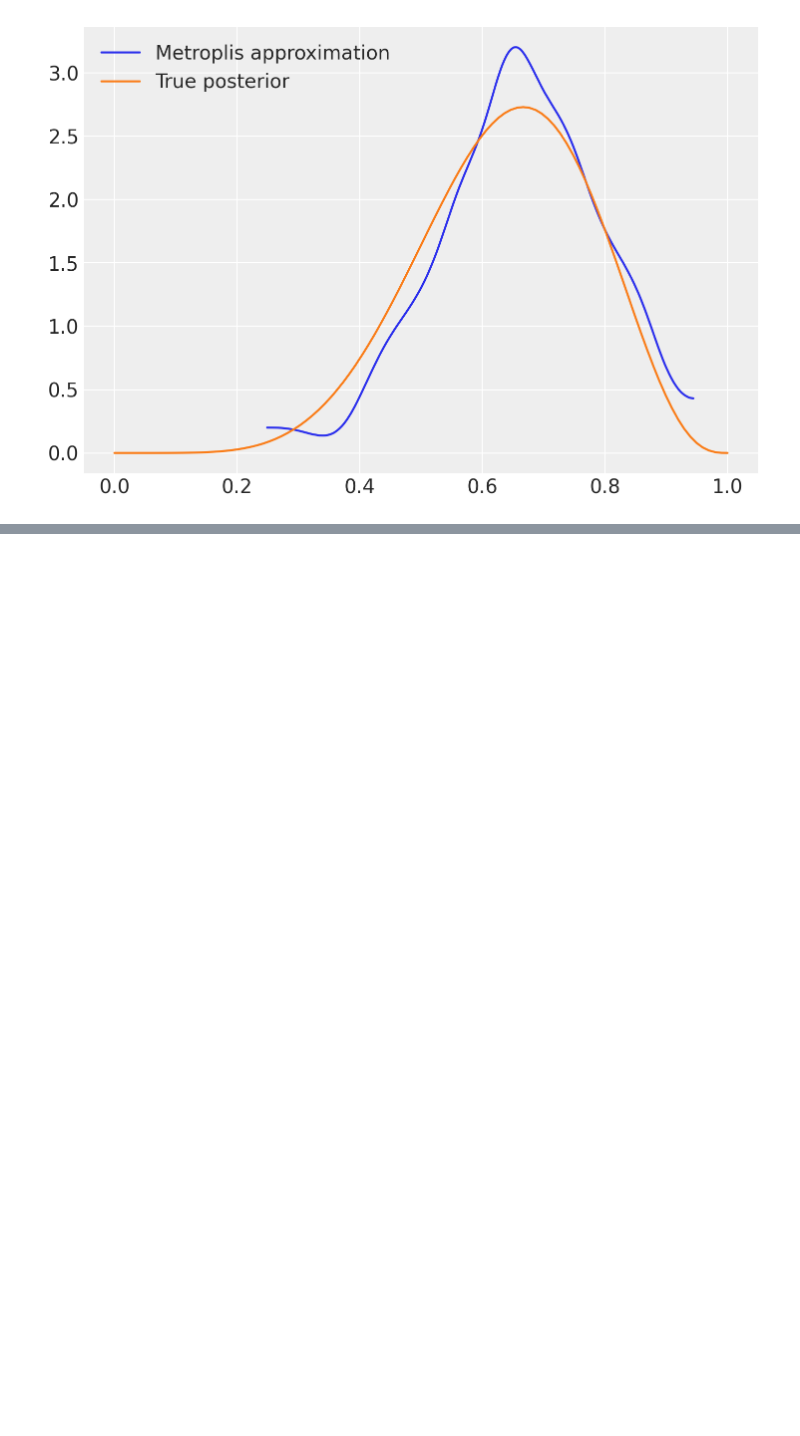
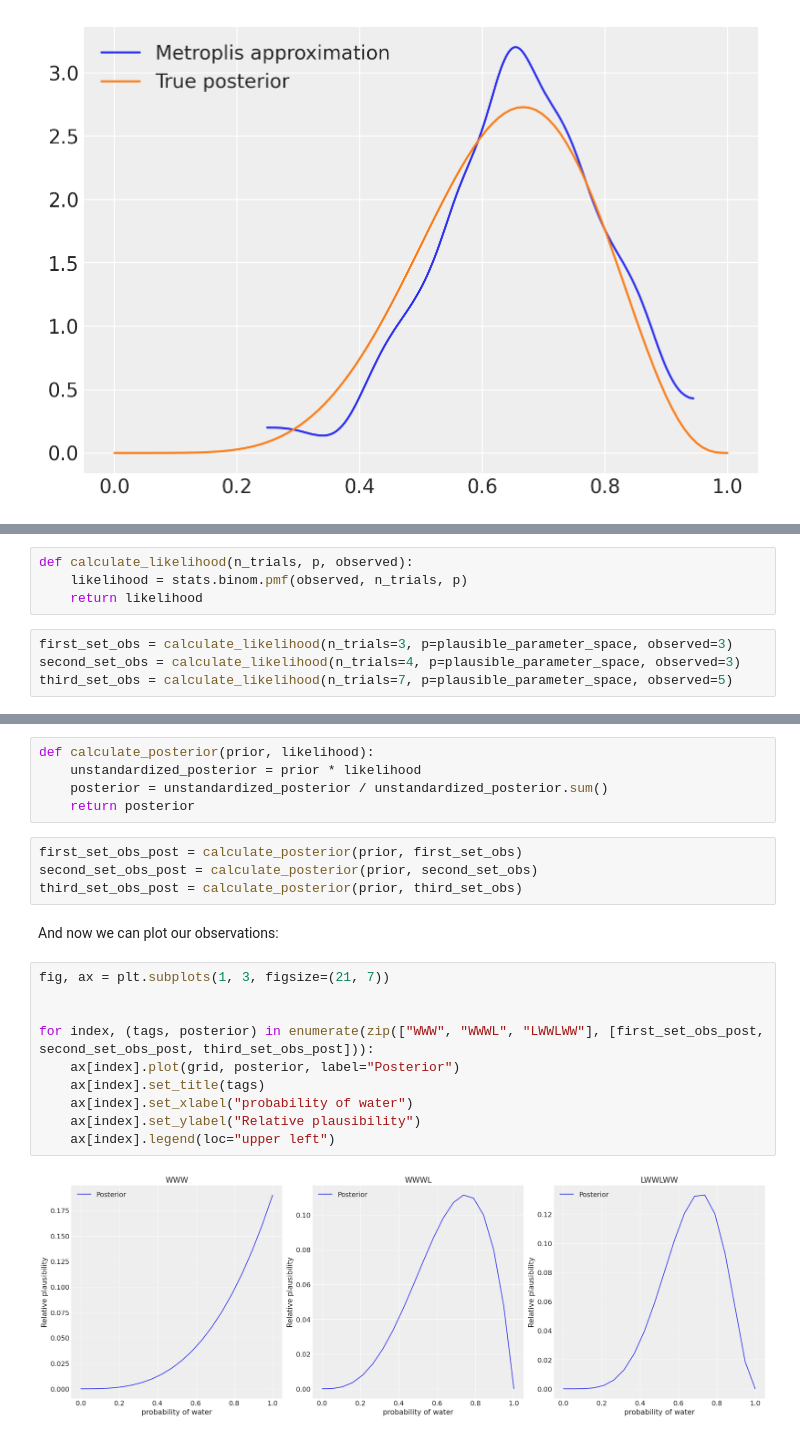
Before and after one commit to RHilly86/statistical_rethinking_notes, a Jupyter notebook: Chapter 2 - Small Worlds and Large Worlds.ipynb, the cells around one changed output, grey strips where cells are left out. Saved outputs shown, nothing was run; the diff lists cells and outputs as text; blank space fills up the shorter version.

```diff
--- a/Chapter 2 - Small Worlds and Large Worlds.ipynb
+++ b/Chapter 2 - Small Worlds and Large Worlds.ipynb
@@ -296,0 +365,8 @@ plt.legend()
+# %%
+def calculate_likelihood(n_trials, p, observed):
+    likelihood = stats.binom.pmf(observed, n_trials, p)
+    return likelihood
+# %%
+first_set_obs = calculate_likelihood(n_trials=3, p=plausible_parameter_space, observed=3)
+second_set_obs = calculate_likelihood(n_trials=4, p=plausible_parameter_space, observed=3)
+third_set_obs = calculate_likelihood(n_trials=7, p=plausible_parameter_space, observed=5)
@@ -296,0 +379,23 @@ plt.legend()
+# %%
+def calculate_posterior(prior, likelihood):
+    unstandardized_posterior = prior * likelihood
+    posterior = unstandardized_posterior / unstandardized_posterior.sum()
+    return posterior
+# %%
+first_set_obs_post = calculate_posterior(prior, first_set_obs)
+second_set_obs_post = calculate_posterior(prior, second_set_obs)
+third_set_obs_post = calculate_posterior(prior, third_set_obs)
+# %% [markdown]
+And now we can plot our observations:
+# %%
+fig, ax = plt.subplots(1, 3, figsize=(21, 7))
+
+
+for index, (tags, posterior) in enumerate(zip(["WWW", "WWWL", "LWWLWW"], [first_set_obs_post, second_set_obs_post, third_set_obs_post])):
+    ax[index].plot(grid, posterior, label="Posterior")
+    ax[index].set_title(tags)
+    ax[index].set_xlabel("probability of water")
+    ax[index].set_ylabel("Relative plausibility")
+    ax[index].legend(loc="upper left")
+# %% [output]
+[figure, added]
```
Also changed, not shown: parts of 21 cells of this notebook, 3 other files.
